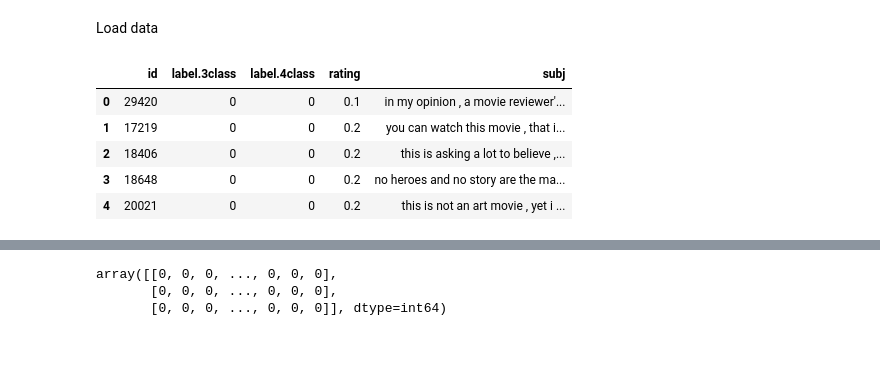
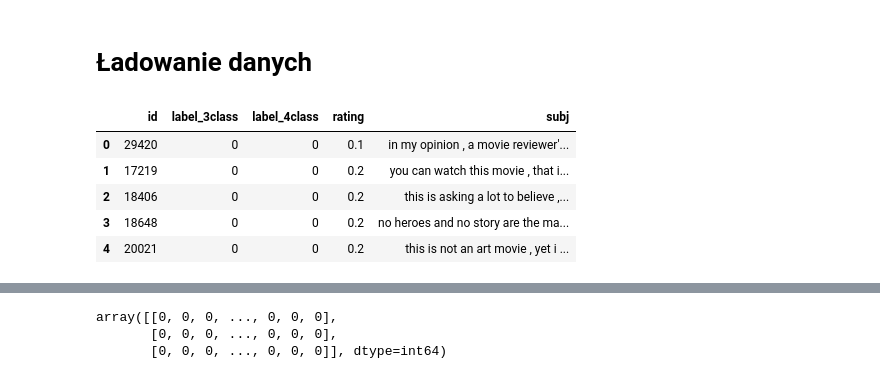
Before and after one commit to tojatos/SI, a Jupyter notebook: MachineLearning/zad1.ipynb, the cells around one changed output, grey strips where cells are left out. Saved outputs shown, nothing was run; the diff lists cells and outputs as text; code cells hidden in the pictures; blank space fills up the shorter version.

```diff
--- a/MachineLearning/zad1.ipynb
+++ b/MachineLearning/zad1.ipynb
@@ -1,28 +10,24 @@
 # %% [markdown]
-Load data
+# Ładowanie danych
 # %%
-import pandas as pd
-import glob
-import os
-
-path = "scale_data/scaledata/Dennis+Schwartz/"
+path = "scale_data/merged/"
 
 all_files = glob.glob(path + "*")
+# print(all_files)
 
 def read_csv(f):
-    return pd.read_csv(f, engine="python", delimiter="impossible_delimiter_to_read_line_by_line", names=[os.path.basename(f).rsplit(".", 1)[0]])
+    return pd.read_csv(f, engine="python", delimiter="impossible_delimiter_to_read_line_by_line", names=[os.path.basename(f)])
 
 def reset_index(df):
     df.reset_index(drop=True, inplace=True)
 
 dataframes = [read_csv(f) for f in all_files]
 
 df = pd.concat(dataframes, axis=1)
 
-
 df.head()
 # %% [output]
-|  | id | label.3class | label.4class | rating | subj |
+|  | id | label_3class | label_4class | rating | subj |
 | 0 | 29420 | 0 | 0 | 0.1 | in my opinion , a movie reviewer'... |
 | 1 | 17219 | 0 | 0 | 0.2 | you can watch this movie , that i... |
 | 2 | 18406 | 0 | 0 | 0.2 | this is asking a lot to believe ,... |
```
Also changed, not shown: parts of 21 cells of this notebook, 6 other files.
